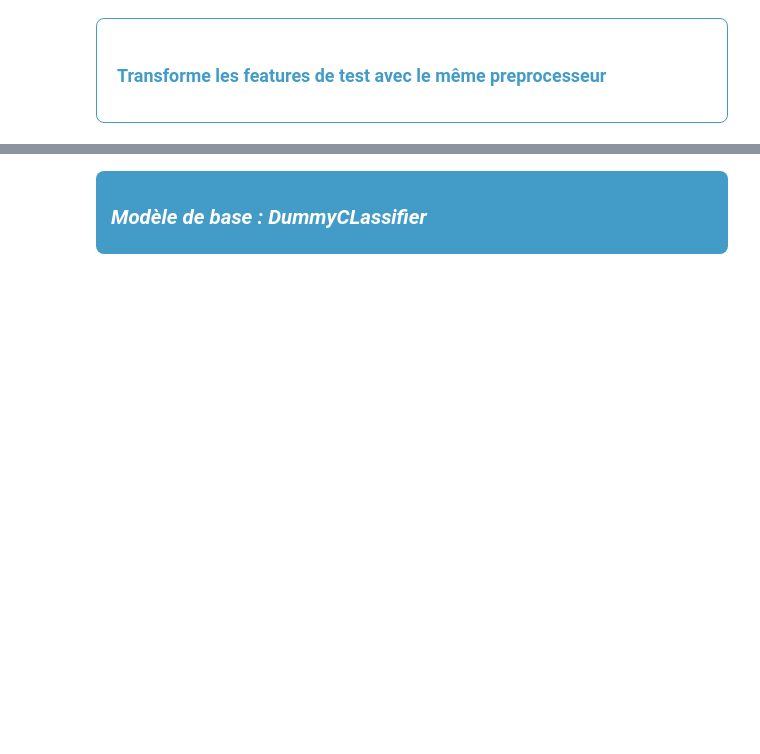
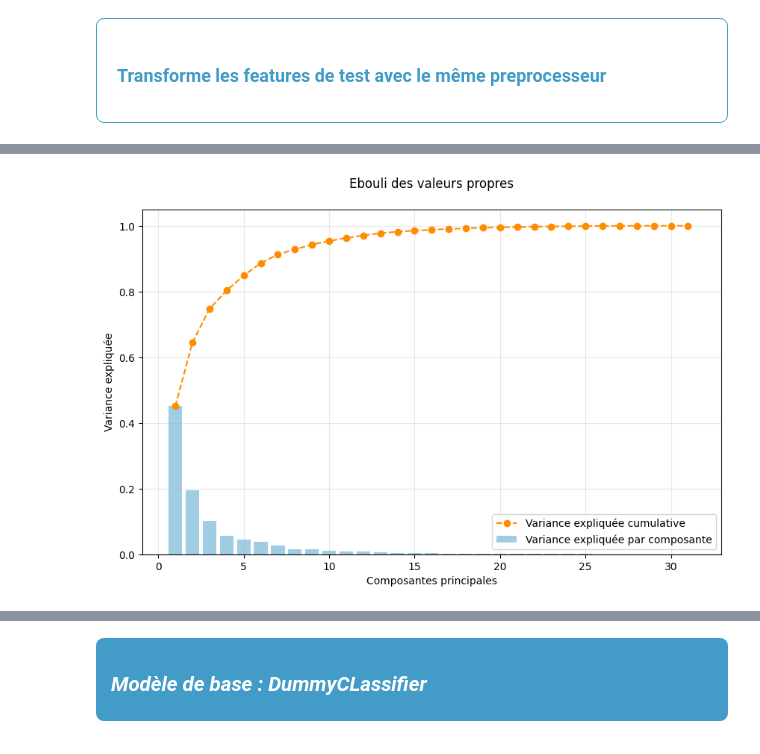
Before and after one commit to bruno-coulet/building-perceptron, a Jupyter notebook: eda.ipynb, the cells around one changed output, grey strips where cells are left out. Saved outputs shown, nothing was run; the diff lists cells and outputs as text; code cells hidden in the pictures; blank space fills up the shorter version.

Commit message:
ajout de pca avec et sans target

```diff
--- a/eda.ipynb
+++ b/eda.ipynb
@@ -471,0 +481,14 @@ X_test = preprocessor.transform(X_test)
+# %%
+df_scaled, preprocessor = preprocess_data(df,
+                                                    numeric_columns=numeric_columns,
+                                                    # Il n'y a pas de variables catégorielles dans ce dataset
+                                                    # categorical_columns=categorical_columns
+                                                    )
+
+# PCA pour l'EDA (cible incluse, uniquement pour exploration)
+pca_with_target = PCA()
+X_pca_with_target = pca_with_target.fit_transform(df_scaled)
+
+scree_plot(pca_with_target)
+# %% [output]
+[figure, added]
```
Also changed, not shown: parts of 8 cells of this notebook, 1 other file.
